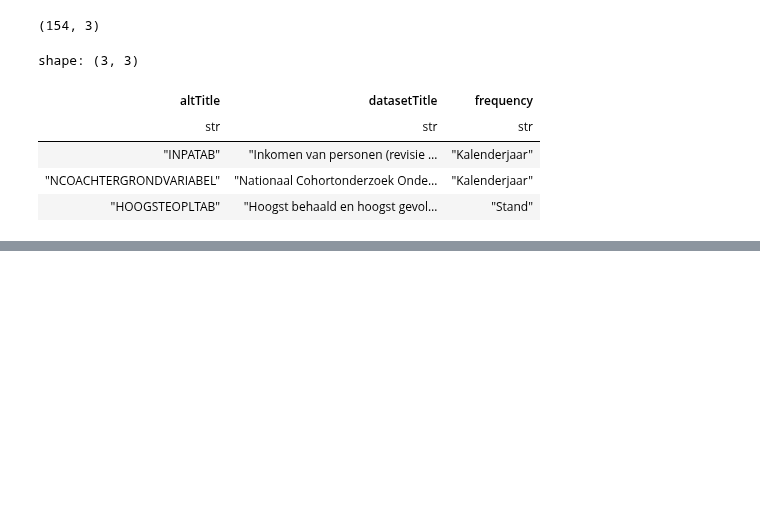
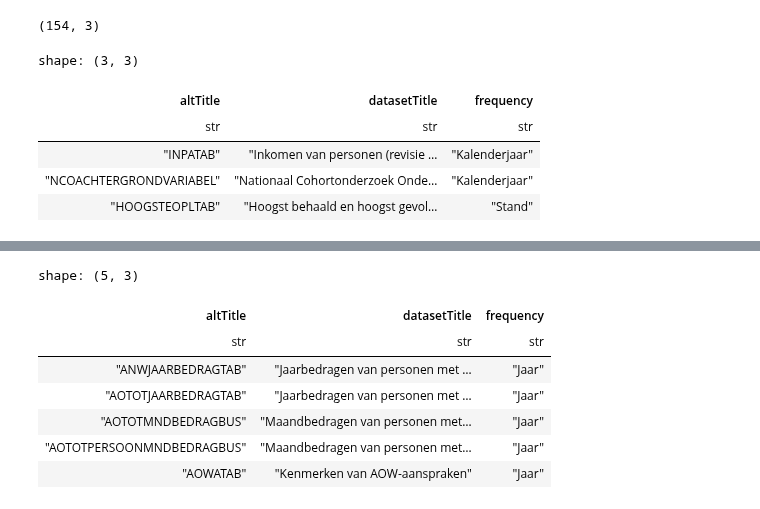
Before and after one commit to NL-LENS/life-event-metadata, a Jupyter notebook: notebooks/sparql_exploration.ipynb, the cells around one changed output, grey strips where cells are left out. Cells and saved outputs as stored; diff of their text form; code cells hidden in the pictures; blank space fills up the shorter version.

```diff
--- a/notebooks/sparql_exploration.ipynb
+++ b/notebooks/sparql_exploration.ipynb
@@ -470,0 +480,11 @@ subset.write_csv(Path(ROOT, "data/data-designs-without-tijdstip-with-frequency.c
+# %%
+subset.head()
+# %% [output]
+shape: (5, 3)
+| altTitle | datasetTitle | frequency |
+| str | str | str |
+| "ANWJAARBEDRAGTAB" | "Jaarbedragen van personen met … | "Jaar" |
+| "AOTOTJAARBEDRAGTAB" | "Jaarbedragen van personen met … | "Jaar" |
+| "AOTOTMNDBEDRAGBUS" | "Maandbedragen van personen met… | "Jaar" |
+| "AOTOTPERSOONMNDBEDRAGBUS" | "Maandbedragen van personen met… | "Jaar" |
+| "AOWATAB" | "Kenmerken van AOW-aanspraken" | "Jaar" |
```
Also changed, not shown: parts of 10 cells of this notebook, 3 other files.
